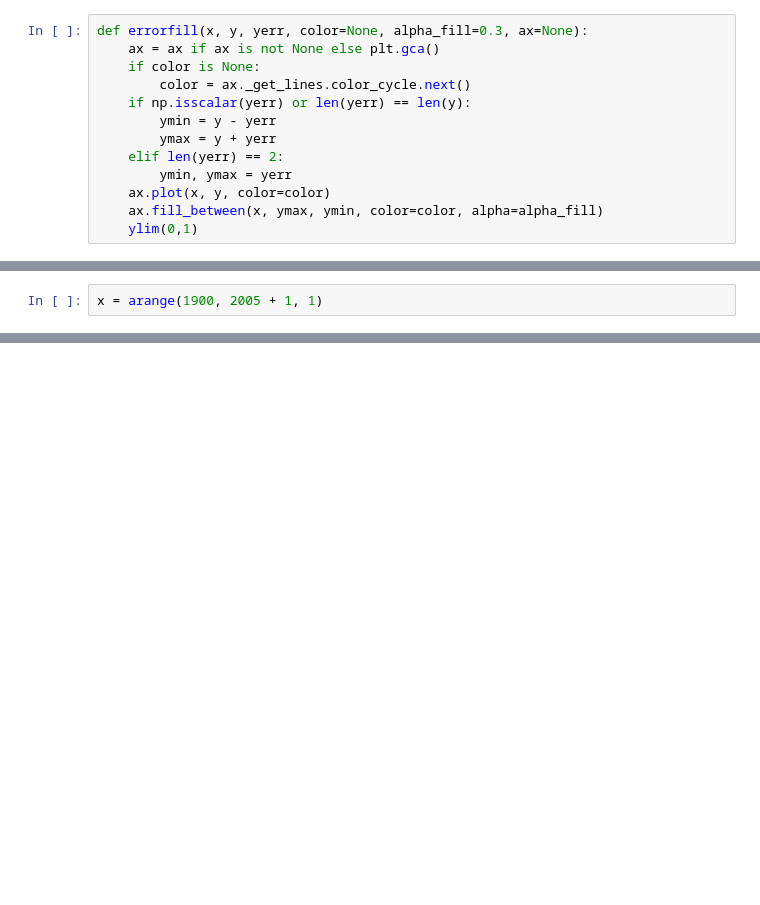
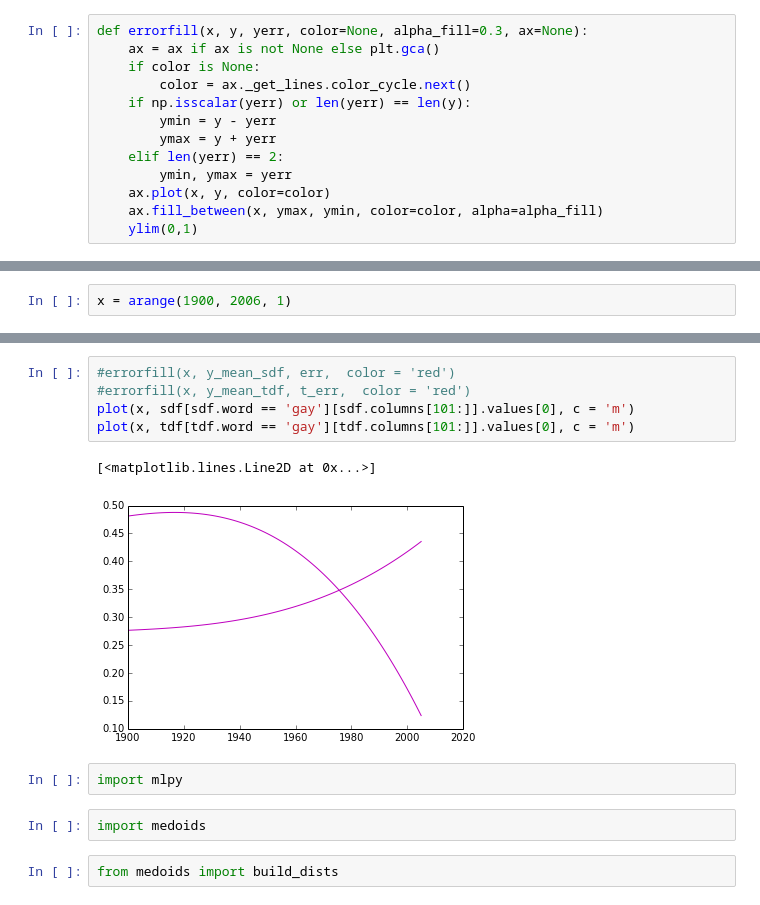
Before and after one commit to viveksck/pyksc, a Jupyter notebook: mycode/test.ipynb, the cells around one changed output, grey strips where cells are left out. Cells and saved outputs as stored; diff of their text form; blank space fills up the shorter version.

```diff
--- a/mycode/test.ipynb
+++ b/mycode/test.ipynb
@@ -98,3 +42,3 @@ y_mean = df.mean(numeric_only=True).values
 # %%
-x = arange(1900, 2005 + 1, 1)
+x = arange(1900, 2006, 1)
 # %%
@@ -128,0 +48,14 @@ IndexError: index 0 is out of bounds for axis 0 with size 0
+# %%
+#errorfill(x, y_mean_sdf, err,  color = 'red')
+#errorfill(x, y_mean_tdf, t_err,  color = 'red')
+plot(x, sdf[sdf.word == 'gay'][sdf.columns[101:]].values[0], c = 'm')
+plot(x, tdf[tdf.word == 'gay'][tdf.columns[101:]].values[0], c = 'm')
+# %% [output]
+[<matplotlib.lines.Line2D at 0x...>]
+[figure, added]
+# %%
+import mlpy
+# %%
+import medoids
+# %%
+from medoids import build_dists
```
Also changed, not shown: parts of 35 cells of this notebook, 1 other file.
